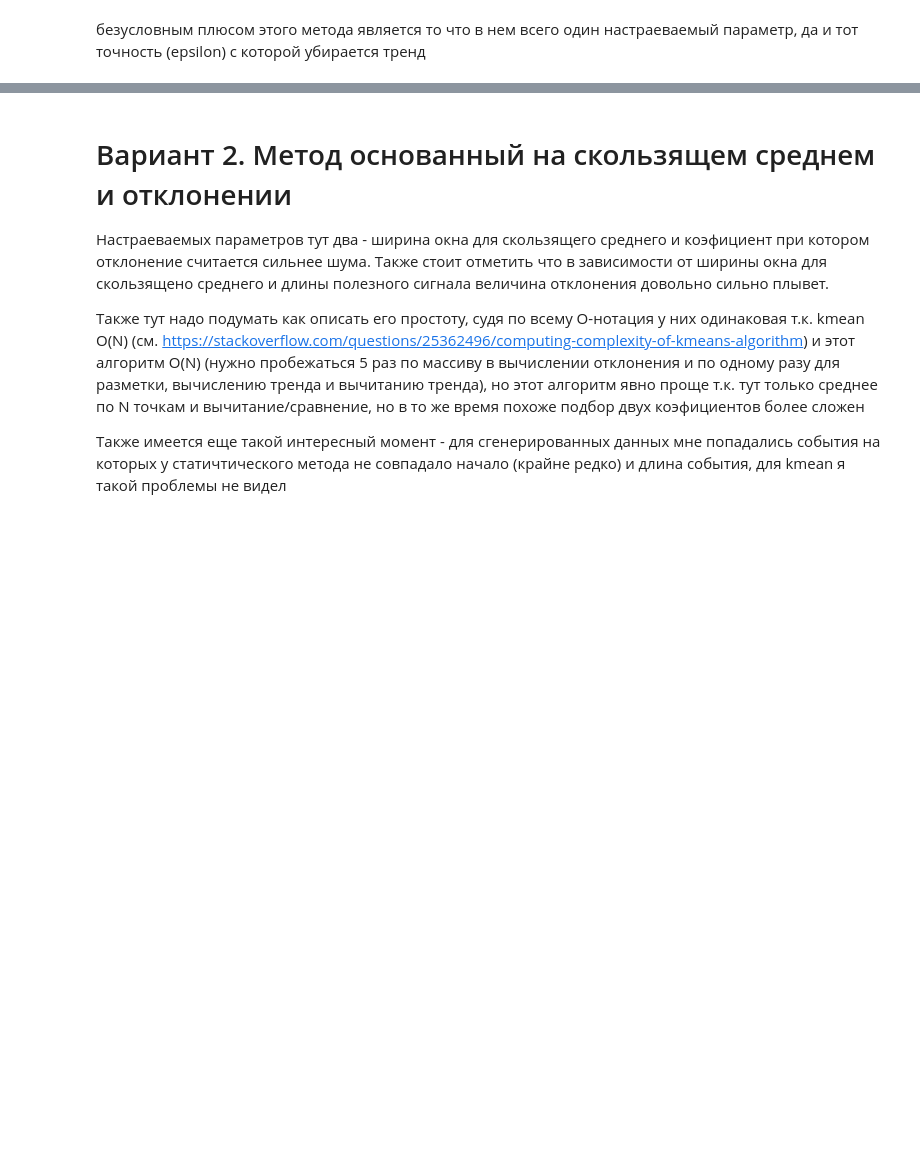
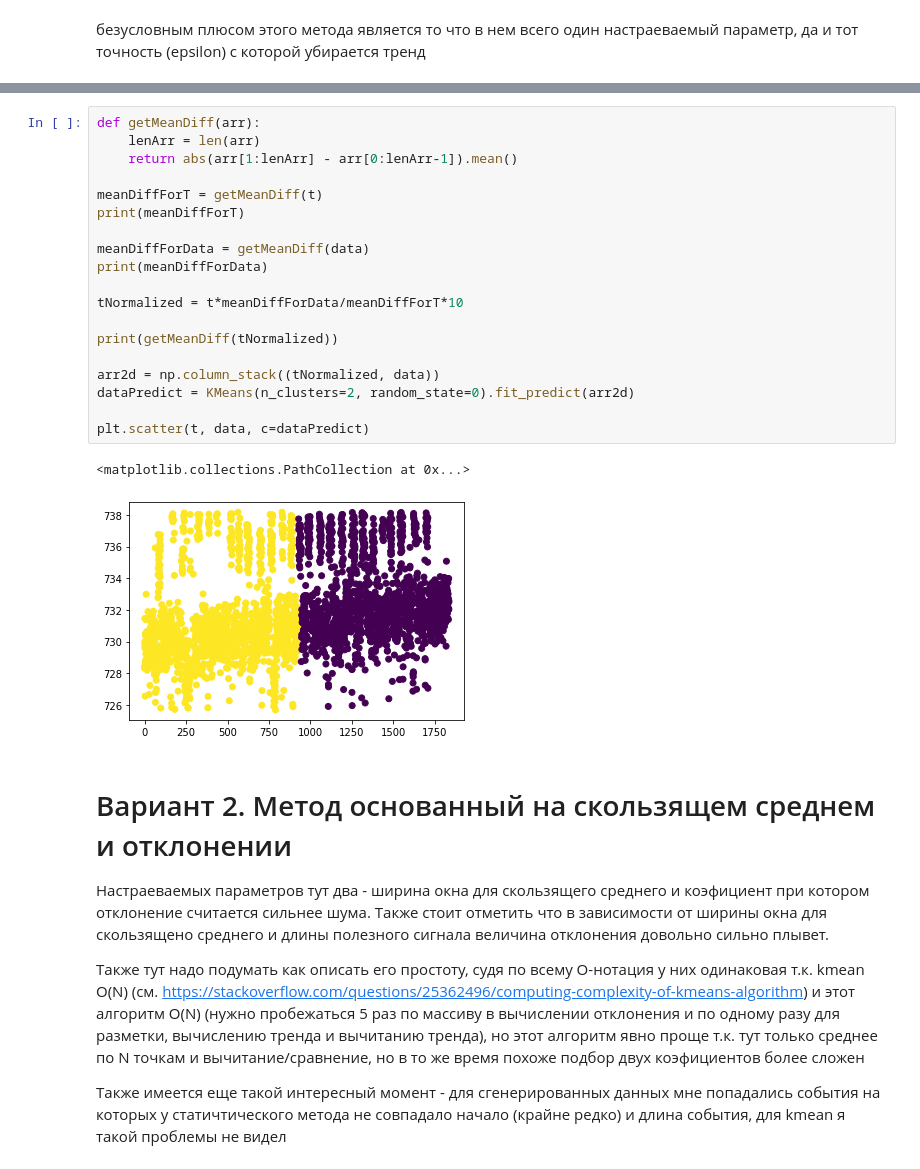
Before and after one commit to aknew/IRE_scripts, a Jupyter notebook: DataProcessing.ipynb, the cells around one changed output, grey strips where cells are left out. Drawn from its saved outputs; the diff is of its cells as text; blank space fills up the shorter version.

Commit message:
2d kmean

```diff
--- a/DataProcessing.ipynb
+++ b/DataProcessing.ipynb
@@ -210,3 +213,25 @@ def kmean_way(t, data):
+# %%
+def getMeanDiff(arr):
+    lenArr = len(arr)
+    return abs(arr[1:lenArr] - arr[0:lenArr-1]).mean()
+
+meanDiffForT = getMeanDiff(t)
+print(meanDiffForT)
+
+meanDiffForData = getMeanDiff(data)
+print(meanDiffForData)
+
+tNormalized = t*meanDiffForData/meanDiffForT*10
+
+print(getMeanDiff(tNormalized))
+
+arr2d = np.column_stack((tNormalized, data))
+dataPredict = KMeans(n_clusters=2, random_state=0).fit_predict(arr2d)
+
+plt.scatter(t, data, c=dataPredict)
+# %% [output]
+<matplotlib.collections.PathCollection at 0x...>
+[figure, added]
 # %% [markdown]
 # Вариант 2. Метод основанный на скользящем среднем и отклонении
 Настраеваемых параметров тут два - ширина окна для скользящего среднего и коэфициент при котором отклонение считается сильнее шума. Также стоит отметить что в зависимости от ширины окна для скользящено среднего и длины полезного сигнала величина отклонения довольно сильно плывет.
```
Also changed, not shown: parts of 3 cells of this notebook.
